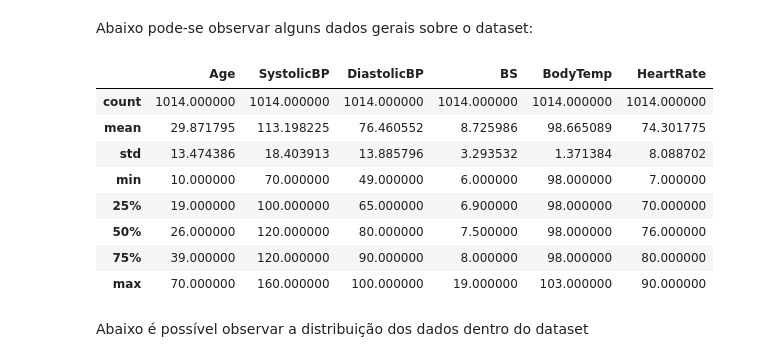
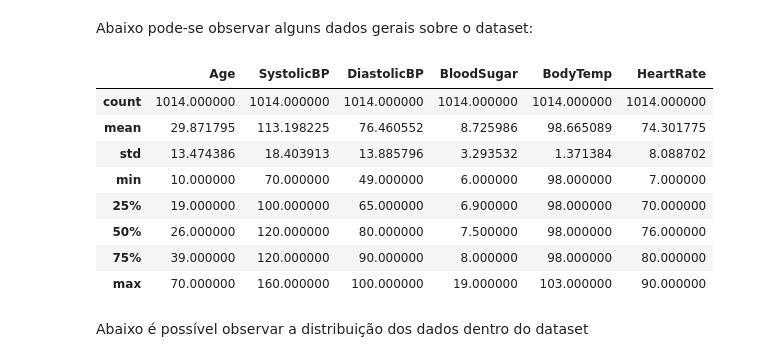
Before and after one commit to jo-alves01/rna-aa3, a Jupyter notebook: rna_mhr.ipynb, the cells around one changed output. Cells and saved outputs as stored; diff of their text form; code cells hidden in the pictures.

```diff
--- a/rna_mhr.ipynb
+++ b/rna_mhr.ipynb
@@ -46 +54,3 @@ data = pd.read_csv(path)
+# %%
+mhr_dataset_base = pd.read_csv("./maternal_health_risk_data_set.csv")
 # %%
@@ -52,3 +62,6 @@ data.head()
 | 2 | 29 | 90 | 70 | 8.0 | 100.0 | 80 | high risk |
 | 3 | 30 | 140 | 85 | 7.0 | 98.0 | 70 | high risk |
 | 4 | 35 | 120 | 60 | 6.1 | 98.0 | 76 | low risk |
+# %%
+mhr_dataset_base.rename(columns={"BS": "BloodSugar"}, inplace=True)
+mhr_dataset_base.head()
@@ -148,9 +159,9 @@ def plot_hist_box(data, col):
 # %% [markdown]
 Abaixo pode-se observar alguns dados gerais sobre o dataset:
 # %%
-data.describe()
+mhr_dataset_base.describe()
 # %% [output]
-|  | Age | SystolicBP | DiastolicBP | BS | BodyTemp | HeartRate |
+|  | Age | SystolicBP | DiastolicBP | BloodSugar | BodyTemp | HeartRate |
 | count | 1014.000000 | 1014.000000 | 1014.000000 | 1014.000000 | 1014.000000 | 1014.000000 |
 | mean | 29.871795 | 113.198225 | 76.460552 | 8.725986 | 98.665089 | 74.301775 |
 | std | 13.474386 | 18.403913 | 13.885796 | 3.293532 | 1.371384 | 8.088702 |
```
Also changed, not shown: parts of 23 cells of this notebook.
